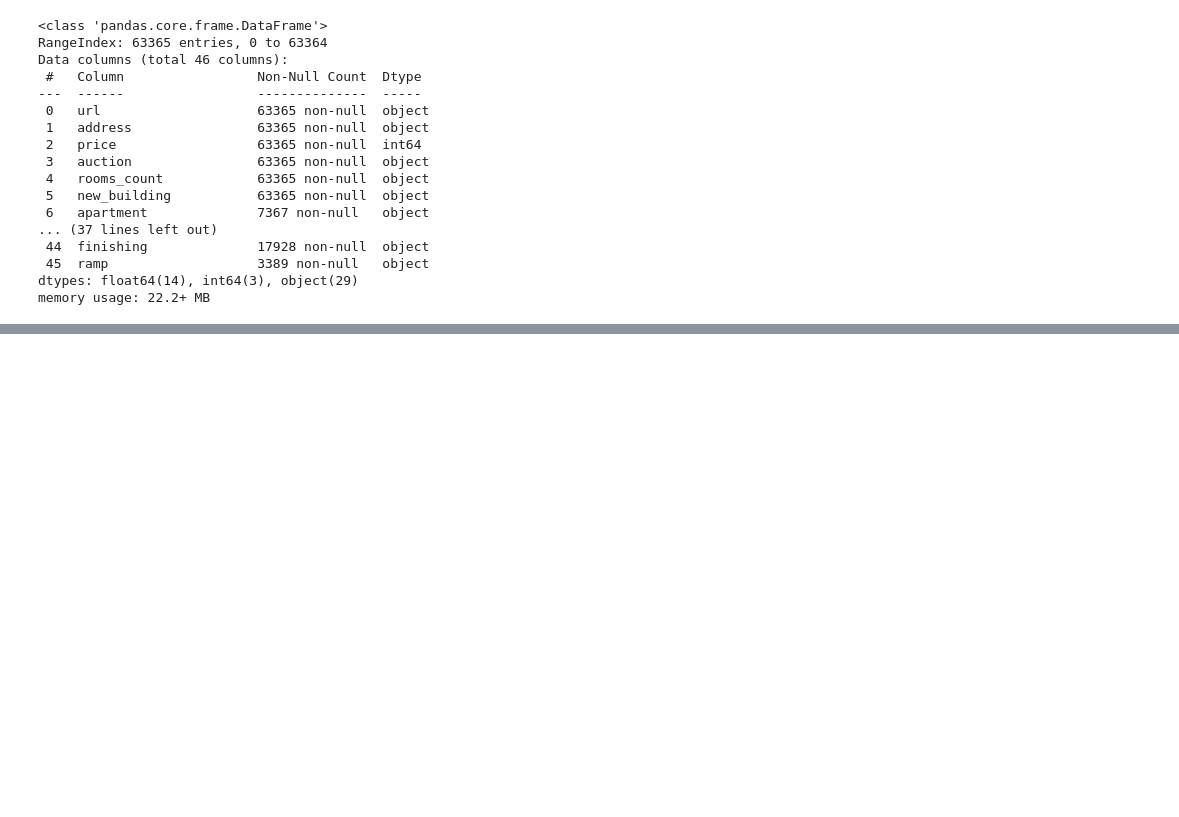
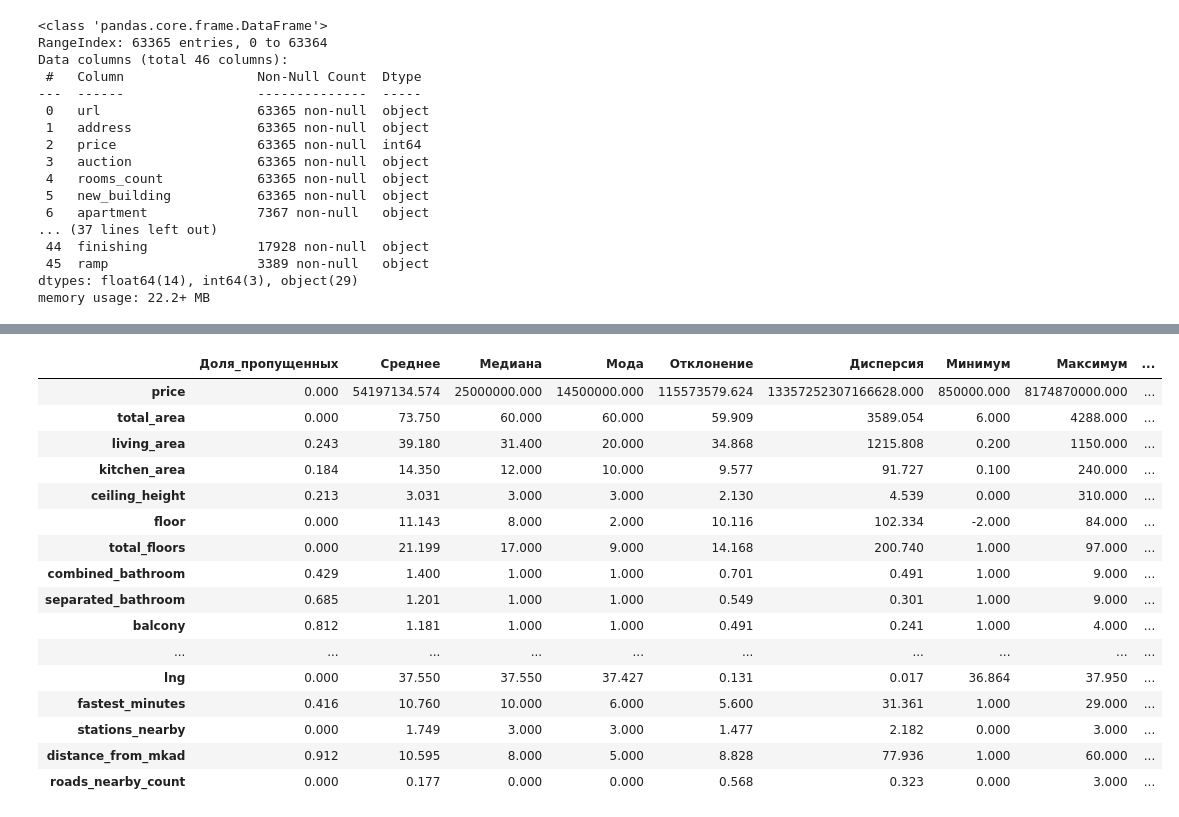
Before and after one commit to AyuKamakin/Abd_prj_25_26_team_40, a Jupyter notebook: EDA.ipynb, the cells around one changed output, grey strips where cells are left out. Cells and saved outputs as stored; diff of their text form; code cells hidden in the pictures; blank space fills up the shorter version.

```diff
--- a/EDA.ipynb
+++ b/EDA.ipynb
@@ -197,0 +504,29 @@ plt.show()
+# %%
+def parse_roads(cell):
+    if not isinstance(cell, str) or cell.strip() == "":
+        return pd.Series([None, None, 0])
+
+    pattern = r"([^,]+?)(?:,\s*(\d+)\s*км от МКАД)?(?=,|$)"
+    matches = re.findall(pattern, cell)
+
+    roads = []
+    for rd, km in matches:
+        rd_name = rd.strip()
+        km_v = int(km) if km else None
+        roads.append((rd_name, km_v))
+
+    if not roads:
+        return pd.Series([None, None, 0])
+
+    roads_w_km = [r for r in roads if r[1] is not None]
+    if roads_w_km:
+        nrst = min(roads_w_km, key=lambda x: x[1])
+        nrst_name = nrst[0]
+        nrst_km = nrst[1]
+    else:
+        nrst_name = roads[0][0]
+        nrst_km = None
+
+    return pd.Series([nrst_name, nrst_km, len(roads)])
+# %%
+df[["nearest_road", "distance_from_mkad", "roads_nearby_count"]] = df["highway_info"].apply(parse_roads)
@@ -197,0 +558,12 @@ plt.show()
+# %%
+def clean_text(cell):
+    if not isinstance(cell, str):
+        return cell
+    cell = cell.strip()
+    cell = cell.strip(" ")
+    cell = cell.strip(",")
+    cell = cell.lower()
+    return cell
+
+for col in df.select_dtypes(include = "object").columns:
+    df[col] = df[col].apply(clean_text)
@@ -197,0 +667,22 @@ plt.show()
+# %%
+st=get_complete_stats(df)
+pd.options.display.float_format = '{:.3f}'.format
+st[0]
+# %% [output]
+|  | Доля_пропущенных | Среднее | Медиана | Мода | Отклонение | Дисперсия | Минимум | Максимум | ... |
+| price | 0.000 | 54197134.574 | 25000000.000 | 14500000.000 | 115573579.624 | 13357252307166628.000 | 850000.000 | 8174870000.000 | ... |
+| total_area | 0.000 | 73.750 | 60.000 | 60.000 | 59.909 | 3589.054 | 6.000 | 4288.000 | ... |
+| living_area | 0.243 | 39.180 | 31.400 | 20.000 | 34.868 | 1215.808 | 0.200 | 1150.000 | ... |
+| kitchen_area | 0.184 | 14.350 | 12.000 | 10.000 | 9.577 | 91.727 | 0.100 | 240.000 | ... |
+| ceiling_height | 0.213 | 3.031 | 3.000 | 3.000 | 2.130 | 4.539 | 0.000 | 310.000 | ... |
+| floor | 0.000 | 11.143 | 8.000 | 2.000 | 10.116 | 102.334 | -2.000 | 84.000 | ... |
+| total_floors | 0.000 | 21.199 | 17.000 | 9.000 | 14.168 | 200.740 | 1.000 | 97.000 | ... |
+| combined_bathroom | 0.429 | 1.400 | 1.000 | 1.000 | 0.701 | 0.491 | 1.000 | 9.000 | ... |
+| separated_bathroom | 0.685 | 1.201 | 1.000 | 1.000 | 0.549 | 0.301 | 1.000 | 9.000 | ... |
+| balcony | 0.812 | 1.181 | 1.000 | 1.000 | 0.491 | 0.241 | 1.000 | 4.000 | ... |
+| ... | ... | ... | ... | ... | ... | ... | ... | ... | ... |
+| lng | 0.000 | 37.550 | 37.550 | 37.427 | 0.131 | 0.017 | 36.864 | 37.950 | ... |
+| fastest_minutes | 0.416 | 10.760 | 10.000 | 6.000 | 5.600 | 31.361 | 1.000 | 29.000 | ... |
+| stations_nearby | 0.000 | 1.749 | 3.000 | 3.000 | 1.477 | 2.182 | 0.000 | 3.000 | ... |
+| distance_from_mkad | 0.912 | 10.595 | 8.000 | 5.000 | 8.828 | 77.936 | 1.000 | 60.000 | ... |
+| roads_nearby_count | 0.000 | 0.177 | 0.000 | 0.000 | 0.568 | 0.323 | 0.000 | 3.000 | ... |
```
Also changed, not shown: parts of 51 cells of this notebook.
